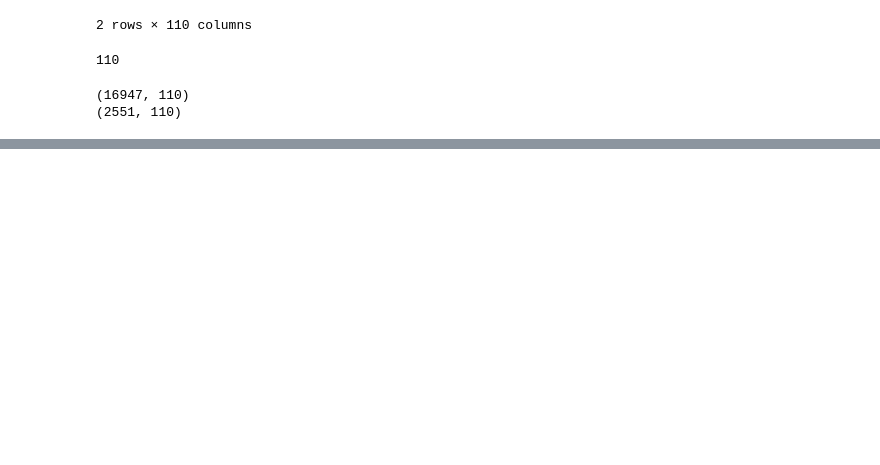
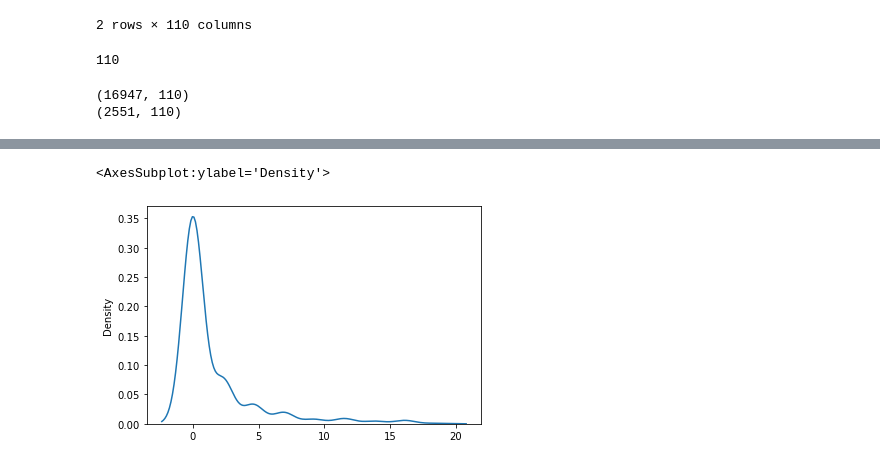
Before and after one commit to fede-alt/datos_2c2020_tp2-1, a Jupyter notebook: models/TP2 - Random Forest.ipynb, the cells around one changed output, grey strips where cells are left out. Cells and saved outputs as stored; diff of their text form; code cells hidden in the pictures; blank space fills up the shorter version.

```diff
--- a/models/TP2 - Random Forest.ipynb
+++ b/models/TP2 - Random Forest.ipynb
@@ -93,2 +93,7 @@ dtype: float64
+# %%
+sns.kdeplot(run_df)
+# %% [output]
+<AxesSubplot:ylabel='Density'>
+[figure, added]
 # %%
 rf_model.fit(X_train,y_train)
```
Also changed, not shown: parts of 12 cells of this notebook, 6 other files.
